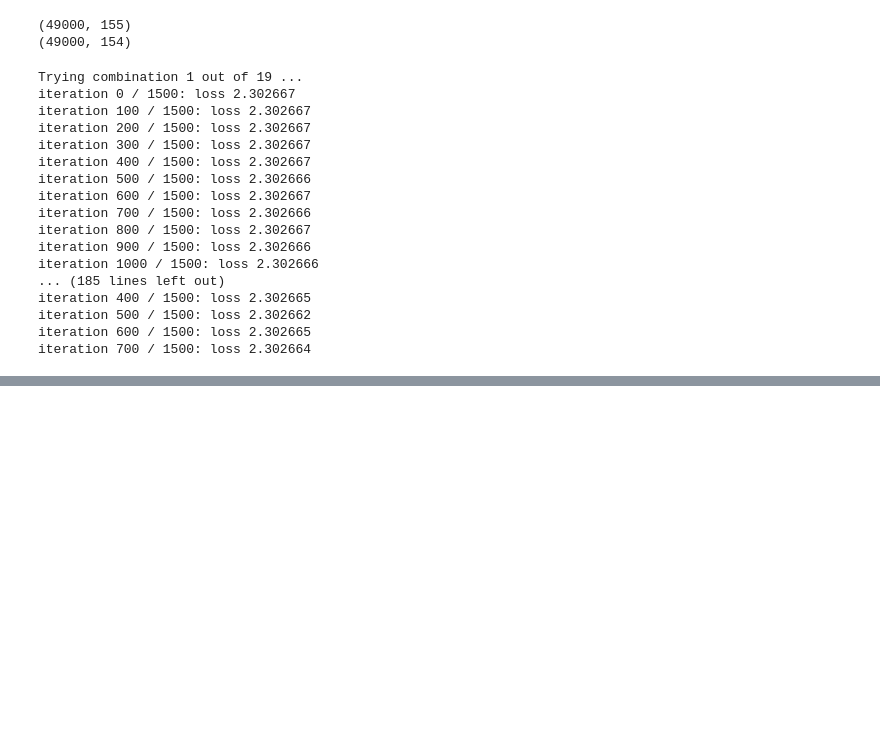
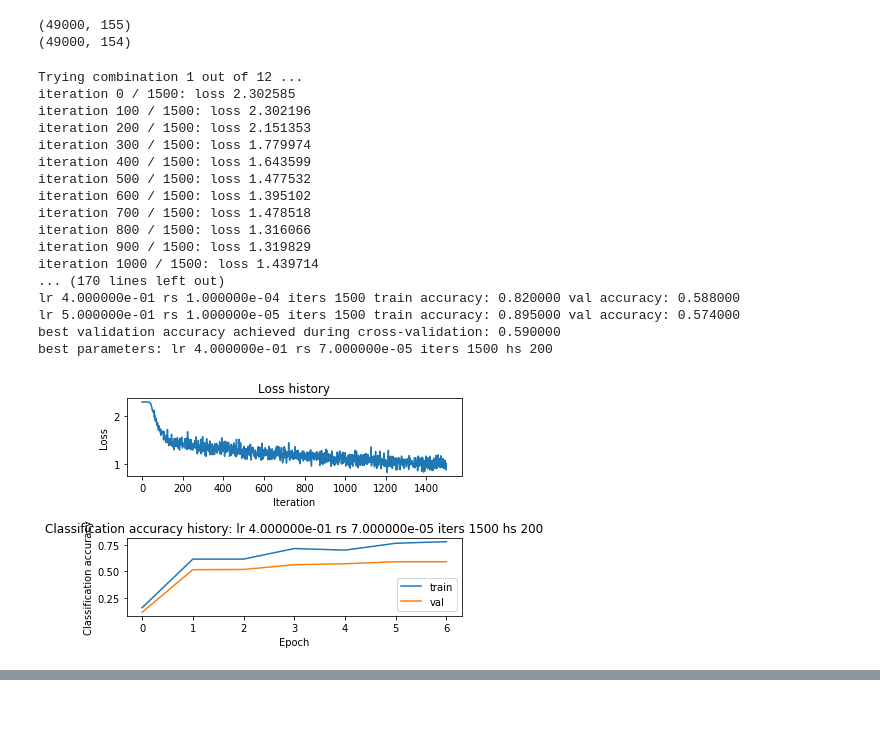
Before and after one commit to cjnani16/classwork, a Jupyter notebook: hw1/assignment1/features.ipynb, the cells around one changed output, grey strips where cells are left out. Saved outputs shown, nothing was run; the diff lists cells and outputs as text; code cells hidden in the pictures; blank space fills up the shorter version.

```diff
--- a/hw1/assignment1/features.ipynb
+++ b/hw1/assignment1/features.ipynb
@@ -258,25 +301,27 @@ best_net = None
 ################################################################################
 # *****START OF YOUR CODE (DO NOT DELETE/MODIFY THIS LINE)*****
 
-regularization_strengths = [0.1, 0.3]
+regularization_strengths = [1e-5, 1e-4]
 results = {}
 best_val = -1
 input_size = 32 * 32 * 3
 num_classes = 10
 
 #ranges
-lr_range = np.linspace(1e-5,9e-5,15)
-rs_range = np.linspace(regularization_strengths[0],regularization_strengths[1],5)
+lr_range = np.linspace(1e-1,5e-1,5)
+rs_range = np.linspace(regularization_strengths[0],regularization_strengths[1],4)
 iters_range = [1500]
+hs_range = np.linspace(200,400,4, dtype=int)
 
 #initial values
 best_lr = lr_range[0]
 best_rs = rs_range[0]
 best_iters = iters_range[0]
 best_stats=None
+best_hs=hs_range[0]
 
 #track progress
-combinations = len(lr_range) + len(rs_range) + len(iters_range) -2
+combinations = len(lr_range) + len(rs_range) + len(iters_range) +len(hs_range) -2
 c=1
 
 #sweep lr holding others constant
@@ -347,54 +392,77 @@ for iters in iters_range[1:]:
         best_iters = iters
         best_stats = stats
 
+for hs in hs_range[1:]:
+    print("Trying combination",c,"out of",combinations,"...")
+    c+=1
+
+    net = TwoLayerNet(input_dim, hs, num_classes)
+
+    stats = net.train(X_train_feats, y_train, X_val_feats, y_val,
+        num_iters=best_iters, batch_size=200,
+        learning_rate=best_lr, learning_rate_decay=0.95,
+        reg=best_rs, verbose=True)
+
+    t_accuracy = stats["train_acc_history"][-1]
+    v_accuracy = stats["val_acc_history"][-1]
+
+    results[(best_lr,best_rs,best_iters)] = (t_accuracy ,v_accuracy)
+
+    if (best_val<v_accuracy):
+        best_val = v_accuracy
+        best_net = net
+        best_hs = hs
+        best_stats = stats
+
 # Print out results.
 for lr, rs, iters in sorted(results):
     train_accuracy, val_accuracy = results[(lr, rs, iters)]
     print('lr %e rs %e iters %d train accuracy: %f val accuracy: %f' % (
                 lr, rs, iters, train_accuracy, val_accuracy))
 
 print('best validation accuracy achieved during cross-validation: %f' % best_val)
-print('best parameters: lr %e rs %e iters %d' % (
-                best_lr, best_rs, best_iters))
+print('best parameters: lr %e rs %e iters %d hs %d' % (
+                best_lr, best_rs, best_iters, best_hs))
 
 plt.figure()
 plt.subplot(2, 1, 1)
 plt.plot(best_stats['loss_history'])
 plt.title('Loss history')
 plt.xlabel('Iteration')
 plt.ylabel('Loss')
 
 plt.subplots_adjust(hspace=0.8)
 
 plt.subplot(2, 1, 2)
 plt.plot(best_stats['train_acc_history'], label='train')
 plt.plot(best_stats['val_acc_history'], label='val')
-plt.title('Classification accuracy history: lr %e rs %e iters %d' % (
-                best_lr, best_rs, best_iters))
+plt.title('Classification accuracy history: lr %e rs %e iters %d hs %d' % (
+                best_lr, best_rs, best_iters, best_hs))
 plt.xlabel('Epoch')
 plt.ylabel('Classification accuracy')
 plt.legend()
 plt.show()
 
 # *****END OF YOUR CODE (DO NOT DELETE/MODIFY THIS LINE)*****
 # %% [output]
-Trying combination 1 out of 19 ...
-iteration 0 / 1500: loss 2.302667
-iteration 100 / 1500: loss 2.302667
-iteration 200 / 1500: loss 2.302667
-iteration 300 / 1500: loss 2.302667
-iteration 400 / 1500: loss 2.302667
-iteration 500 / 1500: loss 2.302666
-iteration 600 / 1500: loss 2.302667
-iteration 700 / 1500: loss 2.302666
-iteration 800 / 1500: loss 2.302667
-iteration 900 / 1500: loss 2.302666
-iteration 1000 / 1500: loss 2.302666
-... (185 lines left out)
-iteration 400 / 1500: loss 2.302665
-iteration 500 / 1500: loss 2.302662
-iteration 600 / 1500: loss 2.302665
-iteration 700 / 1500: loss 2.302664
+Trying combination 1 out of 12 ...
+iteration 0 / 1500: loss 2.302585
+iteration 100 / 1500: loss 2.302196
+iteration 200 / 1500: loss 2.151353
+iteration 300 / 1500: loss 1.779974
+iteration 400 / 1500: loss 1.643599
+iteration 500 / 1500: loss 1.477532
+iteration 600 / 1500: loss 1.395102
+iteration 700 / 1500: loss 1.478518
+iteration 800 / 1500: loss 1.316066
+iteration 900 / 1500: loss 1.319829
+iteration 1000 / 1500: loss 1.439714
+... (170 lines left out)
+lr 4.000000e-01 rs 1.000000e-04 iters 1500 train accuracy: 0.820000 val accuracy: 0.588000
+lr 5.000000e-01 rs 1.000000e-05 iters 1500 train accuracy: 0.895000 val accuracy: 0.574000
+best validation accuracy achieved during cross-validation: 0.590000
+best parameters: lr 4.000000e-01 rs 7.000000e-05 iters 1500 hs 200
+[figure, added]
 # %%
 # Run your best neural net classifier on the test set. You should be able
 # to get more than 55% accuracy.
```
Also changed, not shown: parts of 6 cells of this notebook.
